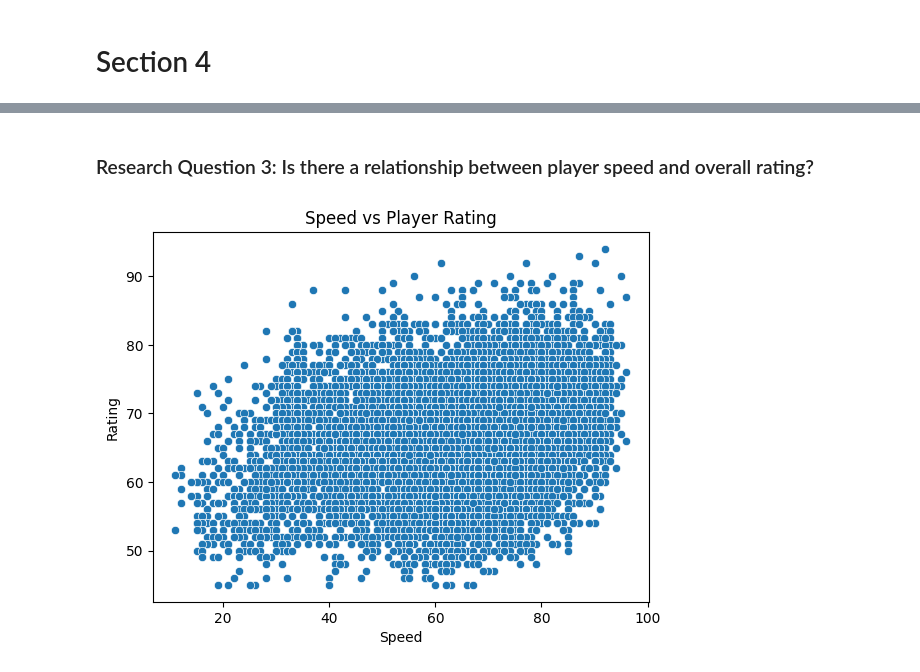
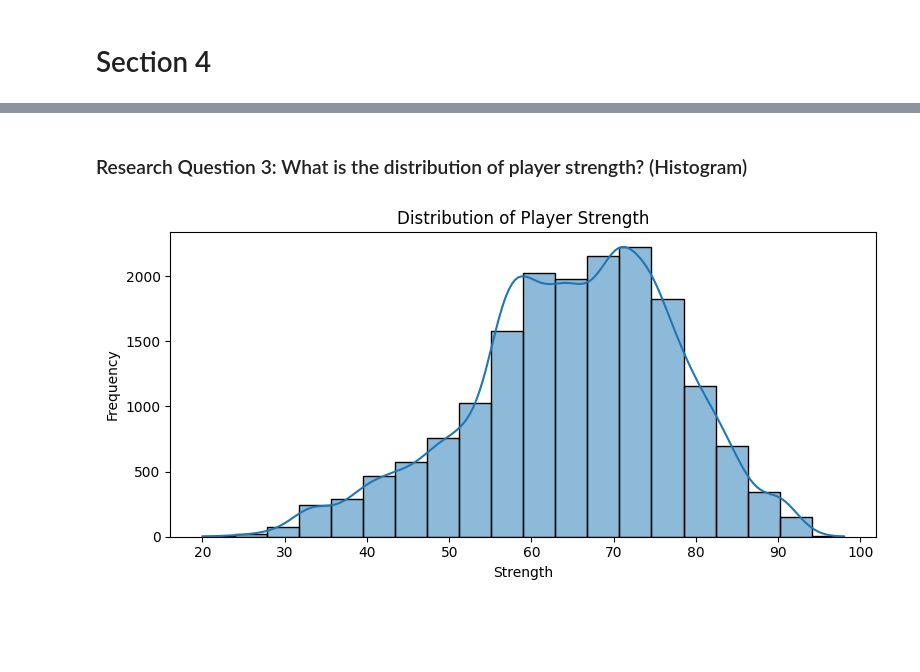
Before and after one commit to AbigailUhl/Group-24-Python-Projects, a Jupyter notebook: analysis.ipynb, the cells around one changed output, grey strips where cells are left out. Cells and saved outputs as stored; diff of their text form; code cells hidden in the pictures; blank space fills up the shorter version.

```diff
--- a/analysis.ipynb
+++ b/analysis.ipynb
@@ -523,13 +551,15 @@ plt.show()
 # %% [markdown]
-### Research Question 3: Is there a relationship between player speed and overall rating?
+### Research Question 3: What is the distribution of player strength? (Histogram)
 # %%
-plt.figure()
-sns.scatterplot(x='Speed', y='Rating', data=df)
+fig, ax = plt.subplots(figsize=(8, 4))
 
-plt.title("Speed vs Player Rating")
-plt.xlabel("Speed")
-plt.ylabel("Rating")
+sns.histplot(df["Strength"], bins=20, kde=True, ax=ax)
 
-plt.show()
+ax.set_title("Distribution of Player Strength")
+ax.set_xlabel("Strength")
+ax.set_ylabel("Frequency")
+
+fig.tight_layout()
+fig.savefig("figures/strength_distribution.png", dpi=300)
 # %% [output]
-[figure, old version]
+[figure, new version]
```
Also changed, not shown: parts of 7 cells of this notebook, 5 other files.
